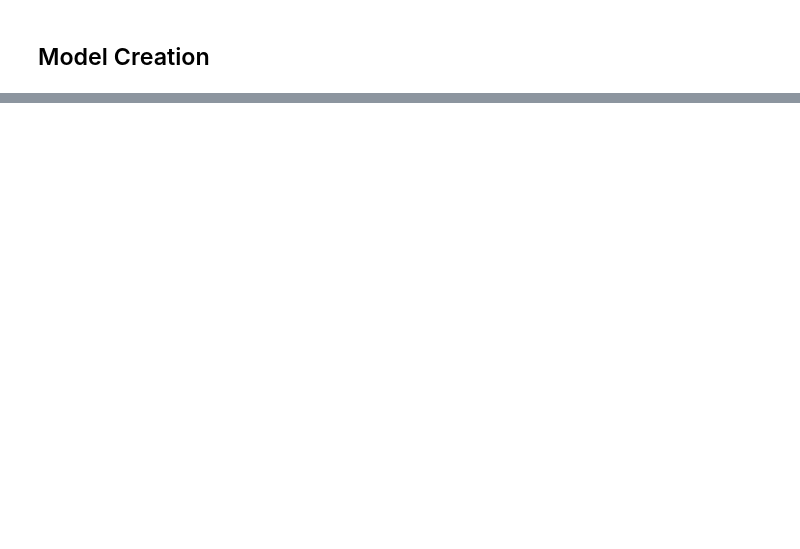
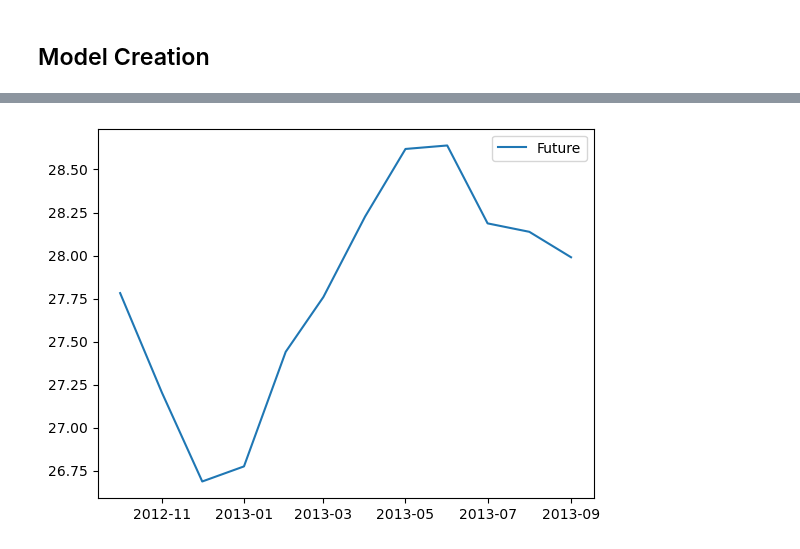
Before and after one commit to nishantab95/Air-temperature-time-series-project, a Jupyter notebook: air_temp.ipynb, the cells around one changed output, grey strips where cells are left out. Saved outputs shown, nothing was run; the diff lists cells and outputs as text; code cells hidden in the pictures; blank space fills up the shorter version.

```diff
--- a/air_temp.ipynb
+++ b/air_temp.ipynb
@@ -116,0 +156,8 @@ df.tail()
+# %%
+future = model_fit.forecast(steps=12)
+
+plt.plot(future, label='Future')
+plt.legend()
+plt.show()
+# %% [output]
+[figure, added]
```
Also changed, not shown: parts of 14 cells of this notebook.
